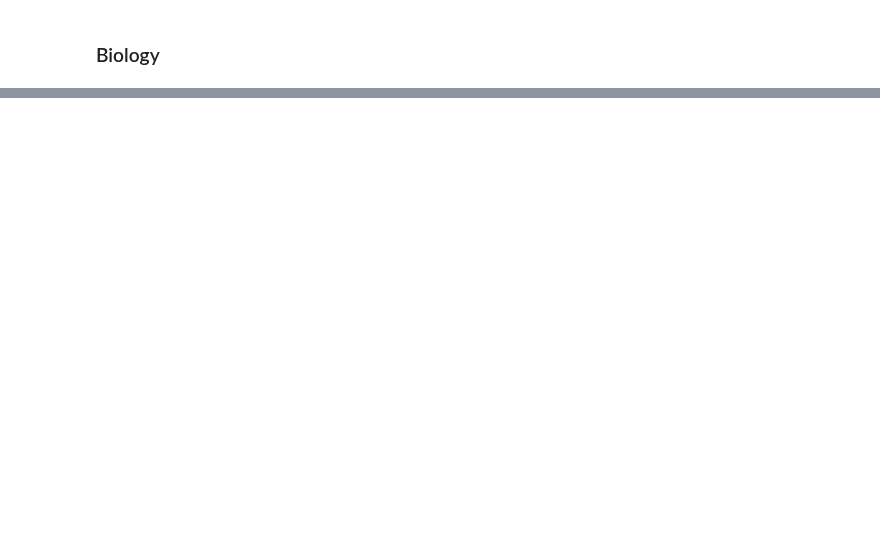
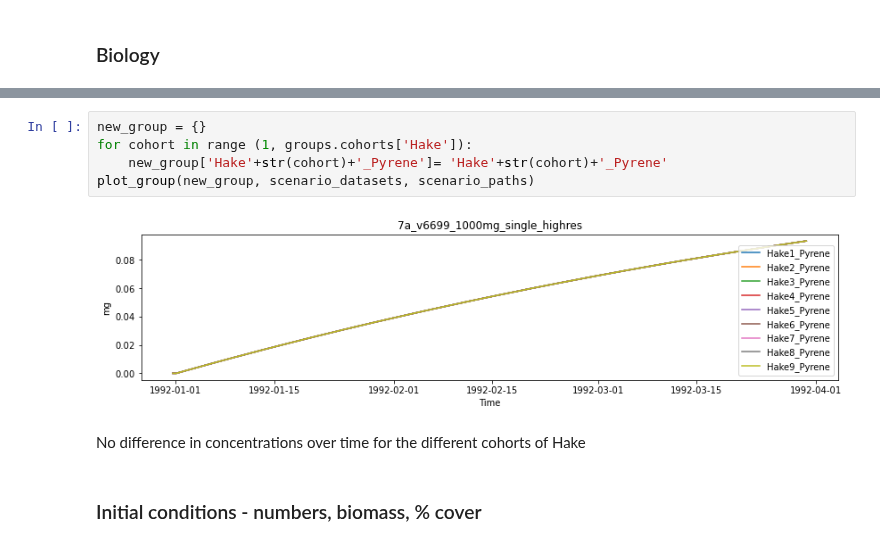
Before and after one commit to SS-Atlantis/analysis-raisha, a Jupyter notebook: notebooks/SSAM-contam-highres.ipynb, the cells around one changed output, grey strips where cells are left out. Cells and saved outputs as stored; diff of their text form; blank space fills up the shorter version.

```diff
--- a/notebooks/SSAM-contam-highres.ipynb
+++ b/notebooks/SSAM-contam-highres.ipynb
@@ -134,0 +132,11 @@ print_max_pah_mass('Lab_Det', scenario_datasets, scenario_paths)
+# %%
+new_group = {}
+for cohort in range (1, groups.cohorts['Hake']):
+    new_group['Hake'+str(cohort)+'_Pyrene']= 'Hake'+str(cohort)+'_Pyrene'
+plot_group(new_group, scenario_datasets, scenario_paths)
+# %% [output]
+[figure, added]
+# %% [markdown]
+No difference in concentrations over time for the different cohorts of Hake
+# %% [markdown]
+### Initial conditions - numbers, biomass, % cover
```
Also changed, not shown: parts of 33 cells of this notebook.
